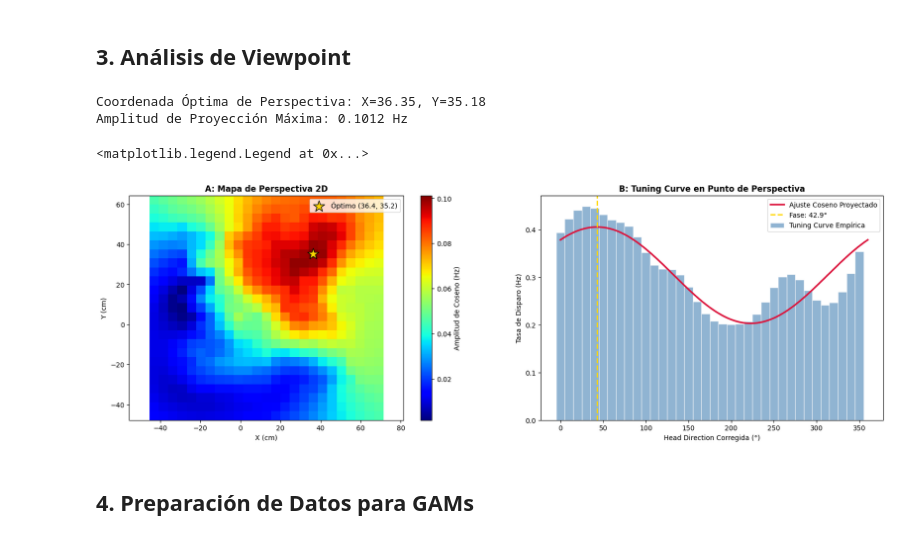
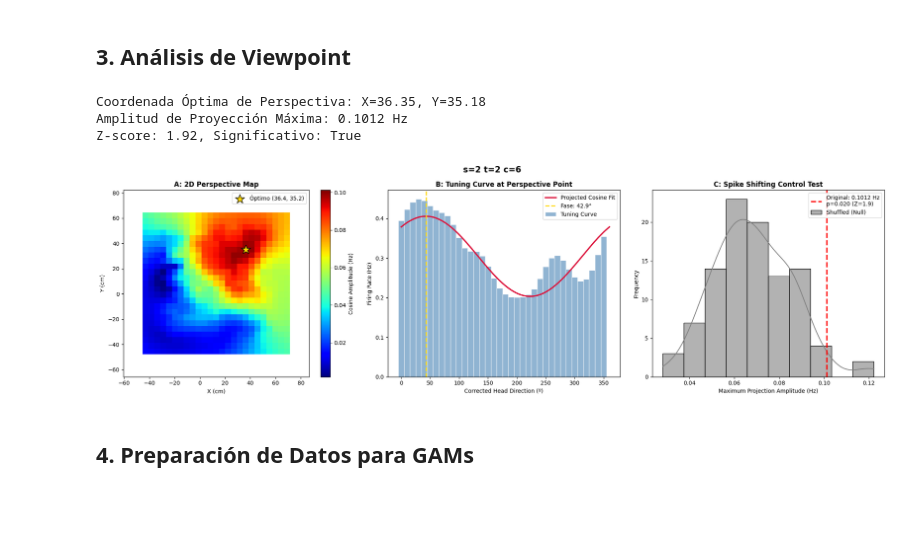
Before and after one commit to tomasroko1/Octodon-Degus, a Jupyter notebook: 2.2.6.ipynb, the cells around one changed output. Cells and saved outputs as stored; diff of their text form; code cells hidden in the pictures; blank space fills up the shorter version.

```diff
--- a/2.2.6.ipynb
+++ b/2.2.6.ipynb
@@ -64,68 +64,68 @@ x_best_p, y_best_p = res_persp['best_coord']
 print(f"Coordenada Óptima de Perspectiva: X={x_best_p:.2f}, Y={y_best_p:.2f}")
 print(f"Amplitud de Proyección Máxima: {res_persp['persp_indx']:.4f} Hz")
 
-# res_sig = evaluar_confianza_sintonizacion_perspectiva(
-#     x_bins, y_bins, ang_bins_rad, spikes_gaze, tiempos_bin=bin_size_sec, grid_res=grid_res, n_shifts=100, min_shift_sec=10.0
-# )
-# print(f"Z-score: {res_sig['z_score']:.2f}, Significativo: {res_sig['confianza_significativa']}")
+res_sig = evaluar_confianza_sintonizacion_perspectiva(
+    x_bins, y_bins, ang_bins_rad, spikes_gaze, tiempos_bin=bin_size_sec, grid_res=grid_res, n_shifts=100, min_shift_sec=10.0
+)
+print(f"Z-score: {res_sig['z_score']:.2f}, Significativo: {res_sig['confianza_significativa']}")
 # %% [output]
 Coordenada Óptima de Perspectiva: X=36.35, Y=35.18
 Amplitud de Proyección Máxima: 0.1012 Hz
+Z-score: 1.92, Significativo: True
 # %%
-# # ---- Generar visualización. 3 paneles ----
-# fig, axes = plt.subplots(1, 3, figsize=(20, 6))
+# ---- Generar visualización. 3 paneles ----
+fig, axes = plt.subplots(1, 3, figsize=(20, 6))
 
-# ---- Generar visualización. 2 paneles ----
-fig, axes = plt.subplots(1, 2, figsize=(20, 6))
+# # ---- Generar visualización. 2 paneles ----
+# fig, axes = plt.subplots(1, 2, figsize=(20, 6))
 
 # Panel 1: Heatmap de Perspectiva
 ax1 = axes[0]
 XX_p = res_persp['XX']
 YY_p = res_persp['YY']
 map_p_matrix = res_persp['map_p_matrix']
 mesh1 = ax1.pcolormesh(XX_p, YY_p, map_p_matrix, cmap='jet', shading='nearest')
-fig.colorbar(mesh1, ax=ax1, label='Amplitud de Coseno (Hz)')
+fig.colorbar(mesh1, ax=ax1, label='Cosine Amplitude (Hz)')
 ax1.scatter(x_best_p, y_best_p, color='gold', marker='*', s=300, edgecolor='black', zorder=10, label=f'Óptimo ({x_best_p:.1f}, {y_best_p:.1f})')
-ax1.set_title('A: Mapa de Perspectiva 2D', fontweight='bold')
+ax1.set_title('A: 2D Perspective Map', fontweight='bold')
 ax1.set_xlabel('X (cm)')
 ax1.set_ylabel('Y (cm)')
 ax1.axis('equal')
 ax1.legend()
 
 # Panel 2: Tuning Curve Corregida y Modelo de Coseno Ajustado
 ax2 = axes[1]
 hdbins_deg = np.degrees(res_persp['hdbins'])
 tuning_curve_best = res_persp['tuning_curve_best']
 ax2.bar(hdbins_deg, tuning_curve_best, width=360/36, alpha=0.6, color='steelblue', edgecolor='white', label='Tuning Curve')
 
 # Graficar modelo ajustado de coseno
 x_fit = np.linspace(0, 360, 500)
 rate_mean = np.mean(spikes_gaze) / bin_size_sec
 y_fit = rate_mean + res_persp['persp_indx'] * np.cos(np.radians(x_fit) - res_persp['theta0'])
 y_fit = np.clip(y_fit, 0, None)
-ax2.plot(x_fit, y_fit, color='crimson', linewidth=2.5, label='Ajuste Coseno Proyectado')
+ax2.plot(x_fit, y_fit, color='crimson', linewidth=2.5, label='Projected Cosine Fit')
 ax2.axvline(np.degrees(res_persp['theta0']), color='gold', linestyle='--', linewidth=2, label=f'Fase: {np.degrees(res_persp["theta0"]):.1f}°')
-ax2.set_xlabel('Head Direction Corregida (°)')
-ax2.set_ylabel('Tasa de Disparo (Hz)')
-ax2.set_title('B: Tuning Curve en Punto de Perspectiva', fontweight='bold')
+ax2.set_xlabel('Corrected Head Direction (º)')
+ax2.set_ylabel('Firing Rate (Hz)')
+ax2.set_title('B: Tuning Curve at Perspective Point', fontweight='bold')
 ax2.legend()
 
-# # Panel 3: Distribución Nula mediante Spike Shifting
-# ax3 = axes[2]
-# sns.histplot(res_sig['shuffled_persp_indxs'], ax=ax3, color='gray', alpha=0.6, kde=True, label='Shuffled (Nula)')
-# ax3.axvline(res_sig['original_persp_indx'], color='red', linestyle='--', linewidth=2.5,
-#             label=f'Original: {res_sig["original_persp_indx"]:.4f} Hz\np={res_sig["p_value"]:.3f} (Z={res_sig["z_score"]:.1f})')
-# ax3.set_title('C: Test de Control Spike Shifting', fontweight='bold')
-# ax3.set_xlabel('Amplitud de Proyección Máxima (Hz)')
-# ax3.set_ylabel('Frecuencia')
-# ax3.legend()
+# Panel 3: Distribución Nula mediante Spike Shifting
+ax3 = axes[2]
+sns.histplot(res_sig['shuffled_persp_indxs'], ax=ax3, color='gray', alpha=0.6, kde=True, label='Shuffled (Null)')
+ax3.axvline(res_sig['original_persp_indx'], color='red', linestyle='--', linewidth=2.5,
+            label=f'Original: {res_sig["original_persp_indx"]:.4f} Hz\np={res_sig["p_value"]:.3f} (Z={res_sig["z_score"]:.1f})')
+ax3.set_title('C: Spike Shifting Control Test', fontweight='bold')
+ax3.set_xlabel('Maximum Projection Amplitude (Hz)')
+ax3.set_ylabel('Frequency')
+ax3.legend()
 
-# plt.suptitle(f's={sesion} t={tetrodo} c={neurona}', fontsize=15, fontweight='bold', y=0.98)
-# plt.tight_layout()
-# plt.show()
+plt.suptitle(f's={sesion} t={tetrodo} c={neurona}', fontsize=15, fontweight='bold', y=0.98)
+plt.tight_layout()
+plt.show()
 # %% [output]
-<matplotlib.legend.Legend at 0x...>
-[figure, old version]
+[figure, new version]
 # %% [markdown]
 ## 4. Preparación de Datos para GAMs
 # %%
```
Also changed, not shown: parts of 2 cells of this notebook, 4 other files.
